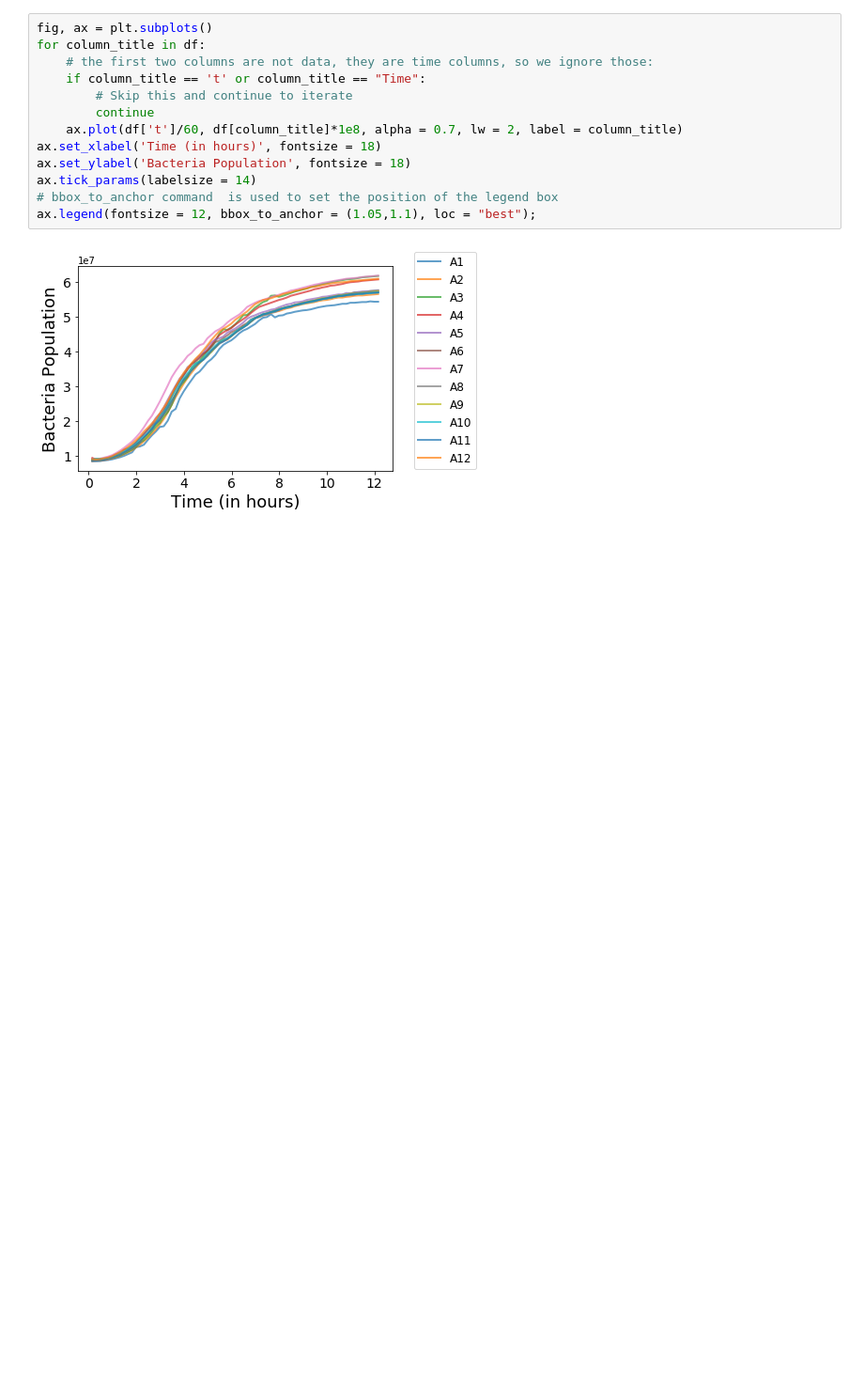
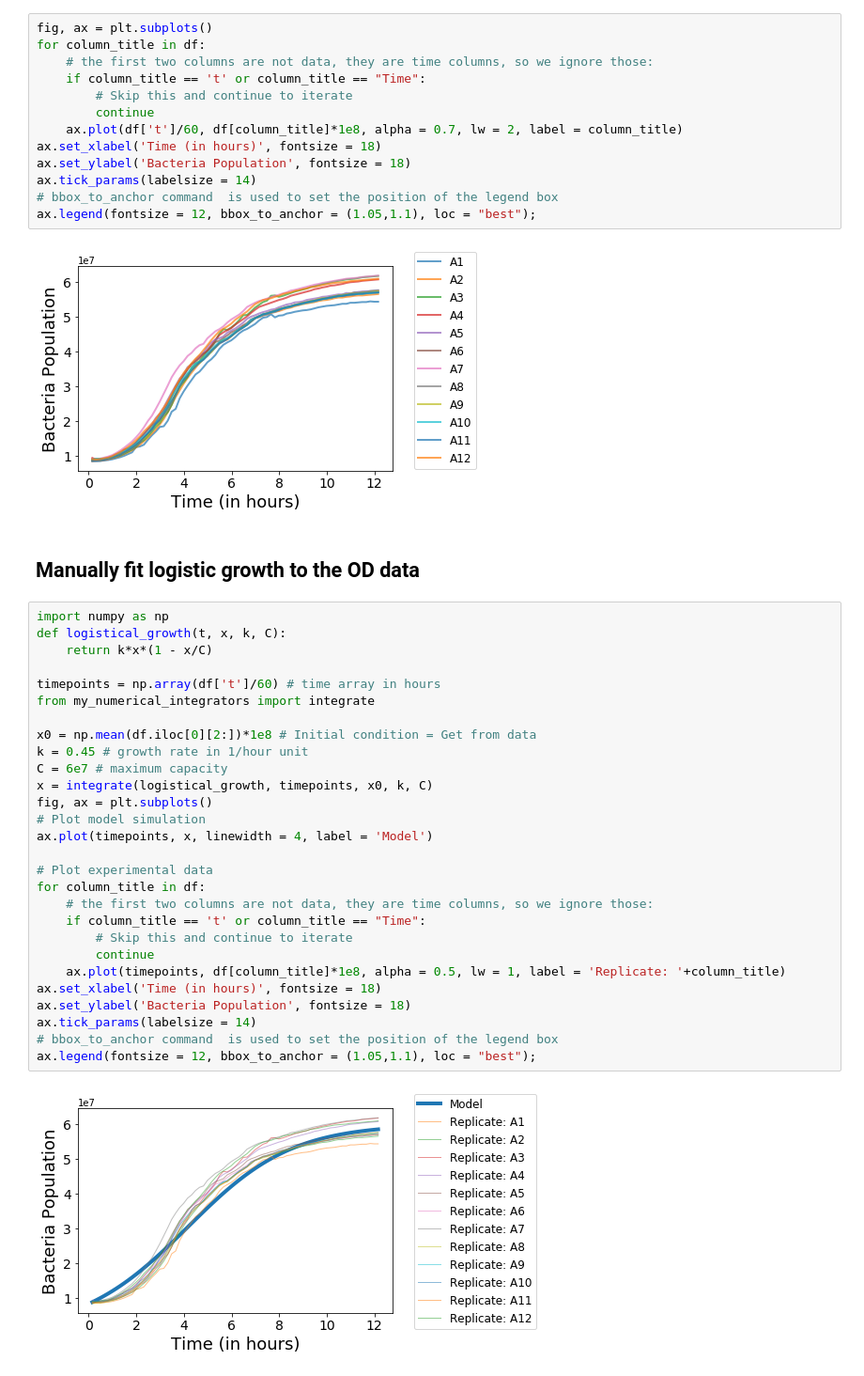
Before and after one commit to BioSysDesign/E164, a Jupyter notebook: reading/week2_data_analysis.ipynb, the cells around one changed output. Shown: that part at 94% size. Cells and saved outputs as stored; diff of their text form; blank space fills up the shorter version.

Commit message:
add logistic model to week2_data_analysis

```diff
--- a/reading/week2_data_analysis.ipynb
+++ b/reading/week2_data_analysis.ipynb
@@ -97,3 +92,35 @@ ax.tick_params(labelsize = 14)
 ax.legend(fontsize = 12, bbox_to_anchor = (1.05,1.1), loc = "best");
 # %% [output]
 [figure]
+# %% [markdown]
+## Manually fit logistic growth to the OD data
+# %%
+import numpy as np
+def logistical_growth(t, x, k, C):
+    return k*x*(1 - x/C)
+
+timepoints = np.array(df['t']/60) # time array in hours
+from my_numerical_integrators import integrate
+
+x0 = np.mean(df.iloc[0][2:])*1e8 # Initial condition = Get from data
+k = 0.45 # growth rate in 1/hour unit
+C = 6e7 # maximum capacity
+x = integrate(logistical_growth, timepoints, x0, k, C)
+fig, ax = plt.subplots()
+# Plot model simulation
+ax.plot(timepoints, x, linewidth = 4, label = 'Model')
+
+# Plot experimental data
+for column_title in df:
+    # the first two columns are not data, they are time columns, so we ignore those:
+    if column_title == 't' or column_title == "Time":
+        # Skip this and continue to iterate
+        continue
+    ax.plot(timepoints, df[column_title]*1e8, alpha = 0.5, lw = 1, label = 'Replicate: '+column_title)
+ax.set_xlabel('Time (in hours)', fontsize = 18)
+ax.set_ylabel('Bacteria Population', fontsize = 18)
+ax.tick_params(labelsize = 14)
+# bbox_to_anchor command  is used to set the position of the legend box
+ax.legend(fontsize = 12, bbox_to_anchor = (1.05,1.1), loc = "best");
+# %% [output]
+[figure, added]
```
Also changed, not shown: parts of 3 cells of this notebook, 2 other files.
